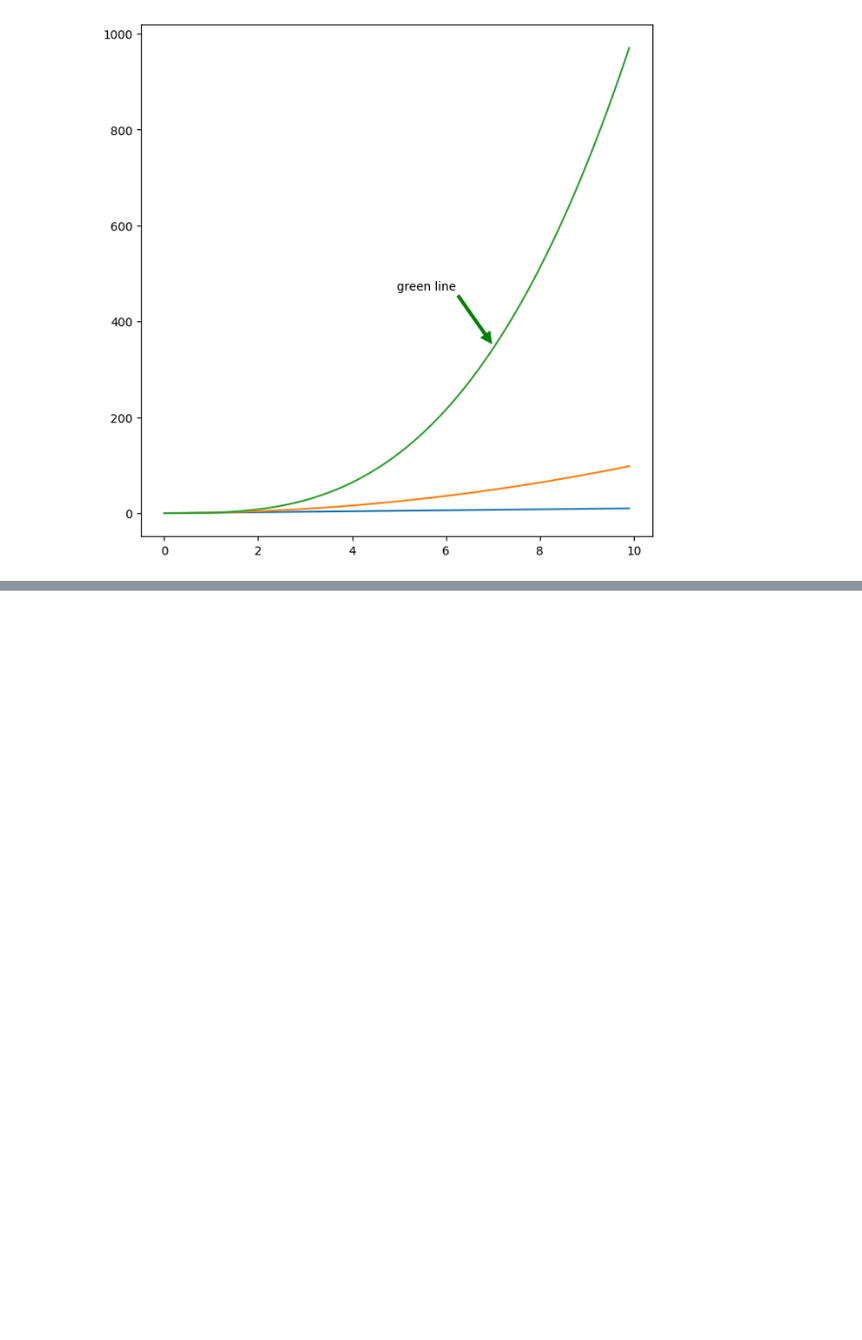
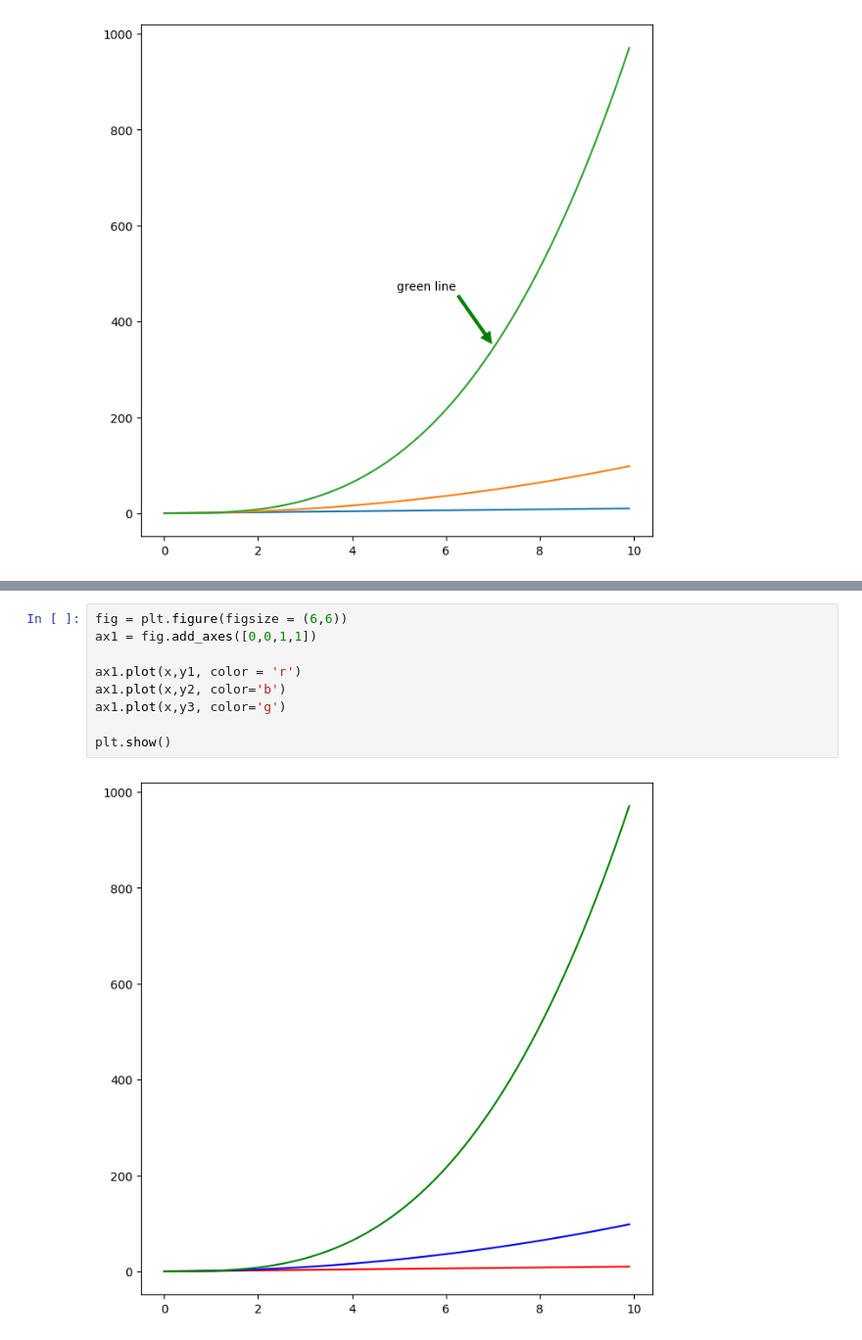
Before and after one commit to KeerthanaSistla/Python-for-Data-Analysis-Visualization, a Jupyter notebook: Styles_and_Presentation.ipynb, the cells around one changed output, grey strips where cells are left out. Shown at 98% size. Drawn from its saved outputs; the diff is of its cells as text; blank space fills up the shorter version.

```diff
--- a/Styles_and_Presentation.ipynb
+++ b/Styles_and_Presentation.ipynb
@@ -233,0 +247,11 @@ plt.show()
+# %%
+fig = plt.figure(figsize = (6,6))
+ax1 = fig.add_axes([0,0,1,1])
+
+ax1.plot(x,y1, color = 'r')
+ax1.plot(x,y2, color='b')
+ax1.plot(x,y3, color='g')
+
+plt.show()
+# %% [output]
+[figure, added]
```
Also changed, not shown: parts of 3 cells of this notebook.
